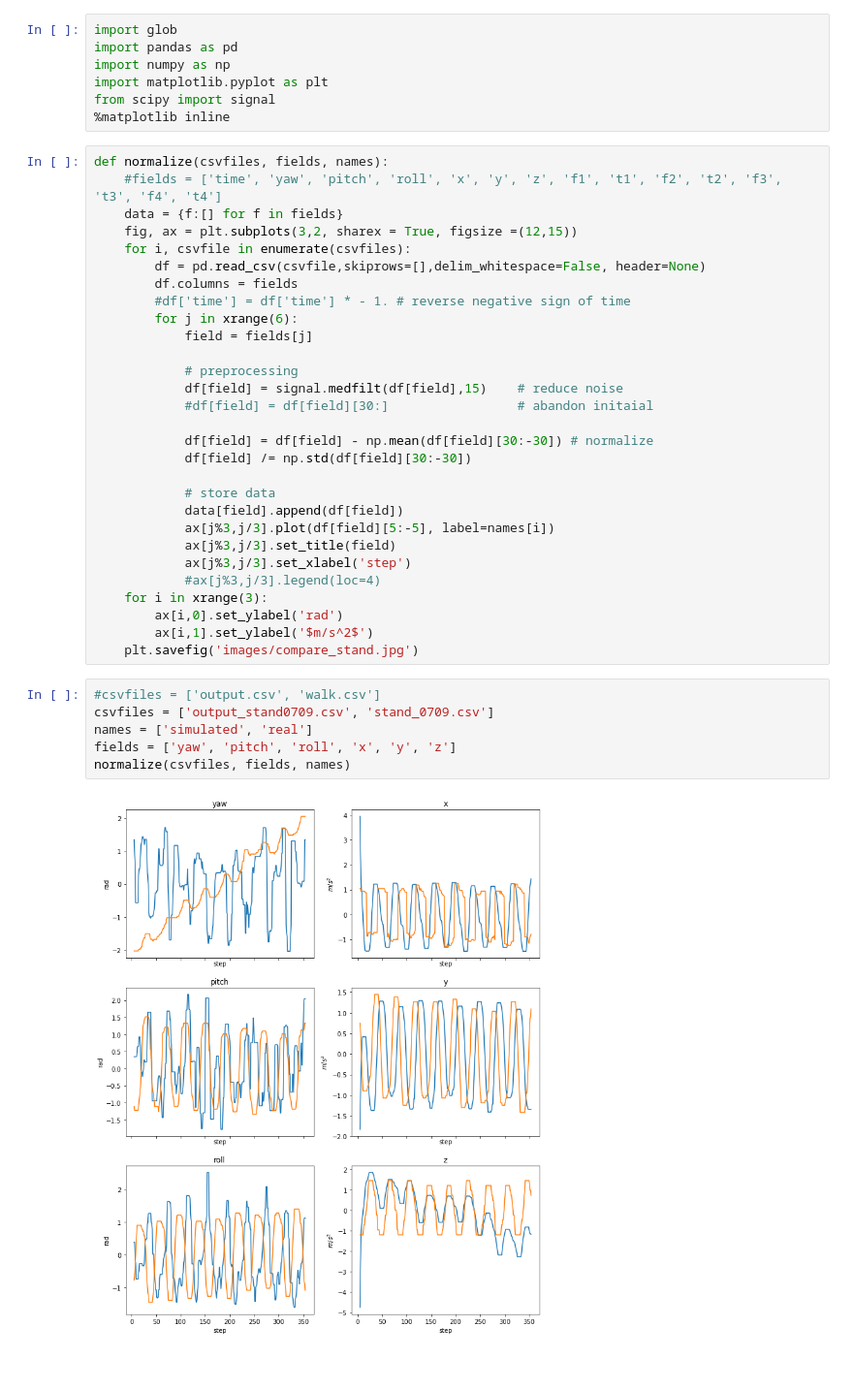
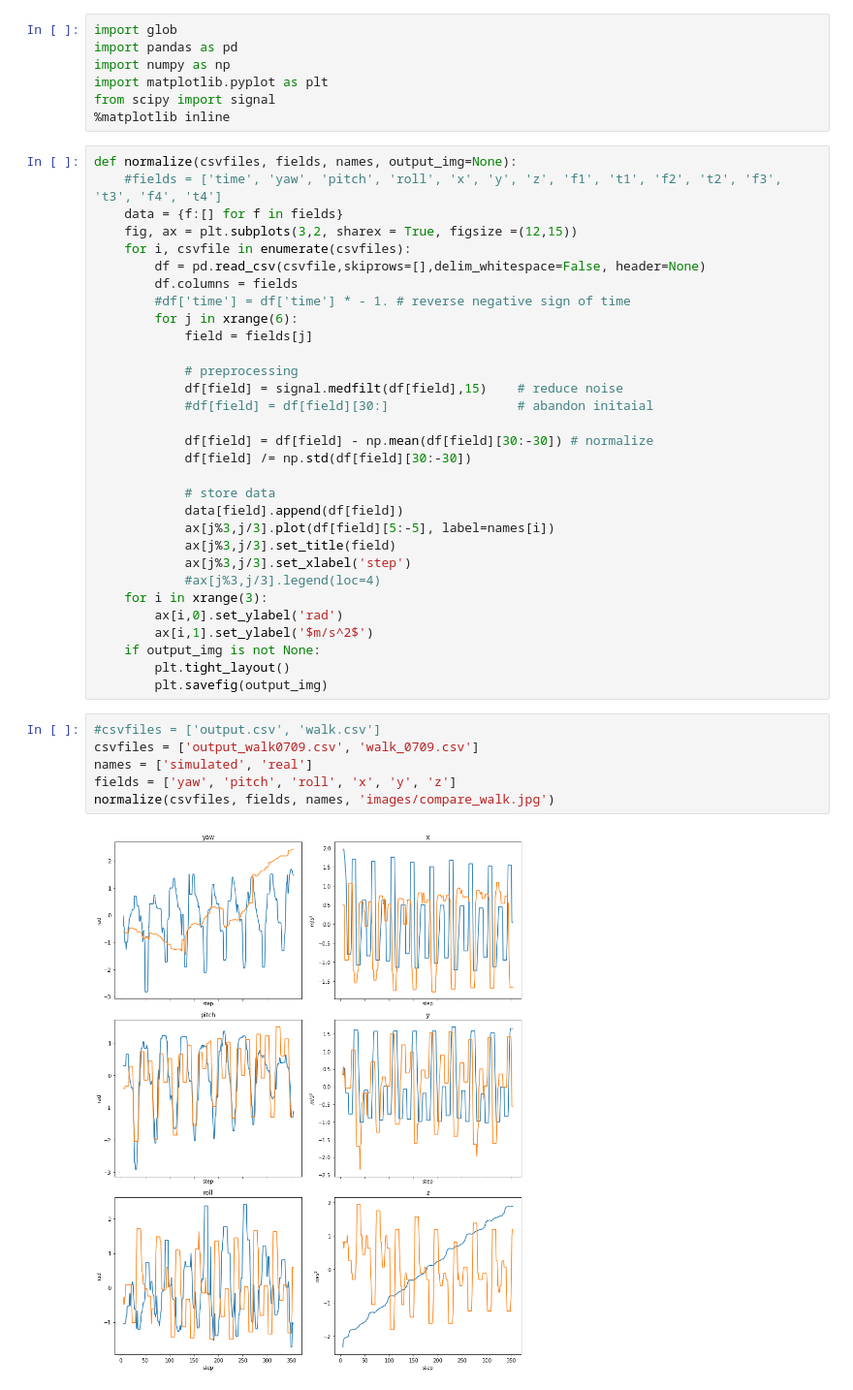
Before and after one commit to yans0ng/Spyndra-Gait-Learning, a Jupyter notebook: simulation/Verify.ipynb, the cells around one changed output. Shown at 97% size. Drawn from its saved outputs; the diff is of its cells as text; blank space fills up the shorter version.

Commit message:
use tight layout for summer report
1. Switched to tight layout.
2. Paramatized output image name in Verify.ipynb

```diff
--- a/simulation/Verify.ipynb
+++ b/simulation/Verify.ipynb
@@ -8,7 +8,7 @@ import matplotlib.pyplot as plt
 from scipy import signal
 %matplotlib inline
 # %%
-def normalize(csvfiles, fields, names):
+def normalize(csvfiles, fields, names, output_img=None):
     #fields = ['time', 'yaw', 'pitch', 'roll', 'x', 'y', 'z', 'f1', 't1', 'f2', 't2', 'f3', 't3', 'f4', 't4']
     data = {f:[] for f in fields}
     fig, ax = plt.subplots(3,2, sharex = True, figsize =(12,15))
@@ -35,12 +35,14 @@ def normalize(csvfiles, fields, names):
     for i in xrange(3):
         ax[i,0].set_ylabel('rad')
         ax[i,1].set_ylabel('$m/s^2$')
-    plt.savefig('images/compare_stand.jpg')
+    if output_img is not None:
+        plt.tight_layout()
+        plt.savefig(output_img)
 # %%
 #csvfiles = ['output.csv', 'walk.csv']
-csvfiles = ['output_stand0709.csv', 'stand_0709.csv']
+csvfiles = ['output_walk0709.csv', 'walk_0709.csv']
 names = ['simulated', 'real']
 fields = ['yaw', 'pitch', 'roll', 'x', 'y', 'z']
-normalize(csvfiles, fields, names)
+normalize(csvfiles, fields, names, 'images/compare_walk.jpg')
 # %% [output]
-[figure, old version]
+[figure, new version]
```
Also changed, not shown: 5 other files.
